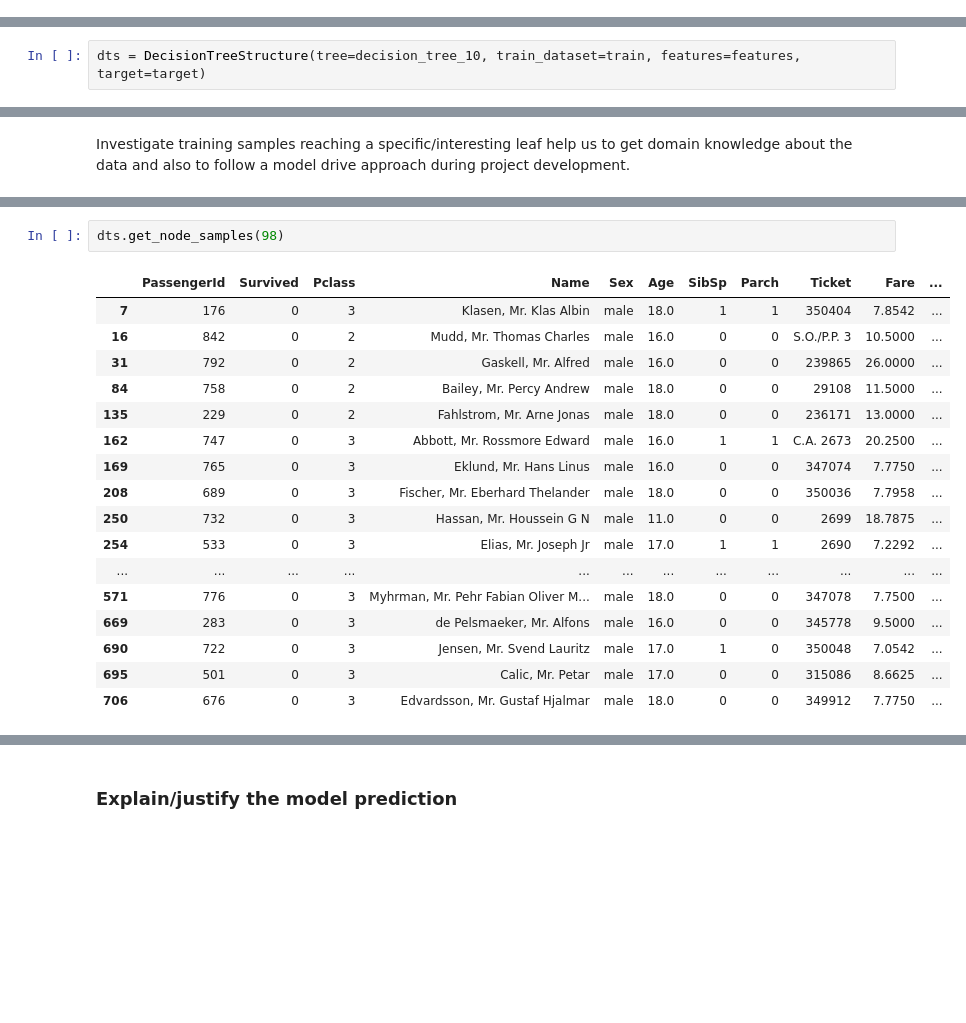
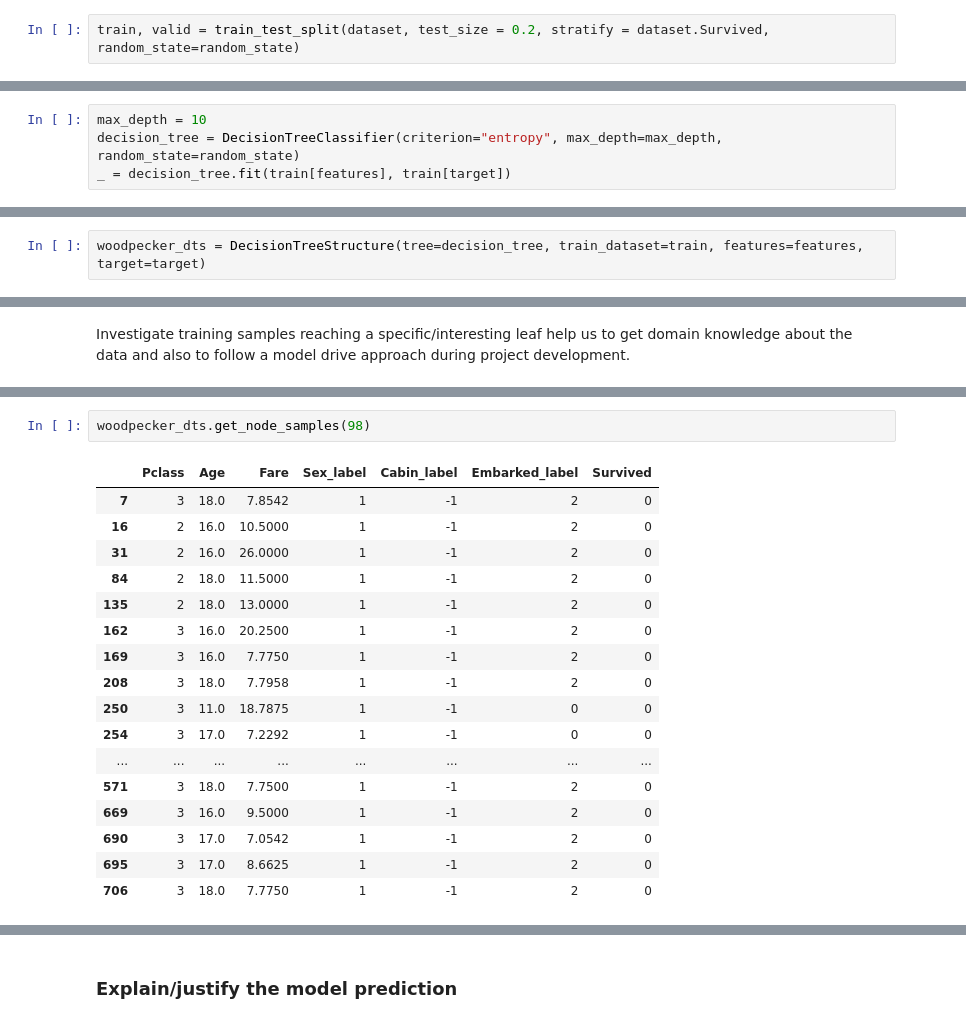
Before and after one commit to tlapusan/woodpecker, a Jupyter notebook: notebooks/presentations/devtalks-2019.ipynb, the cells around one changed output, grey strips where cells are left out. Cells and saved outputs as stored; diff of their text form; blank space fills up the shorter version.

```diff
--- a/notebooks/presentations/devtalks-2019.ipynb
+++ b/notebooks/presentations/devtalks-2019.ipynb
@@ -109,0 +124,2 @@ The library was started with two main ideas in my mind :
+# %%
+train, valid = train_test_split(dataset, test_size = 0.2, stratify = dataset.Survived, random_state=random_state)
@@ -109,0 +128,4 @@ The library was started with two main ideas in my mind :
+# %%
+max_depth = 10
+decision_tree = DecisionTreeClassifier(criterion="entropy", max_depth=max_depth, random_state=random_state)
+_ = decision_tree.fit(train[features], train[target])
@@ -110,5 +143,5 @@ The library was started with two main ideas in my mind :
 # %%
-dts = DecisionTreeStructure(tree=decision_tree_10, train_dataset=train, features=features, target=target)
+woodpecker_dts = DecisionTreeStructure(tree=decision_tree, train_dataset=train, features=features, target=target)
 # %% [markdown]
 ###  Understand decision tree performance and structure
 # %% [markdown]
@@ -192,21 +227,21 @@ dts.get_node_samples(25).describe()
 # %%
-dts.get_node_samples(98)
+woodpecker_dts.get_node_samples(98)
 # %% [output]
-|  | PassengerId | Survived | Pclass | Name | Sex | Age | SibSp | Parch | Ticket | Fare | ... |
-| 7 | 176 | 0 | 3 | Klasen, Mr. Klas Albin | male | 18.0 | 1 | 1 | 350404 | 7.8542 | ... |
-| 16 | 842 | 0 | 2 | Mudd, Mr. Thomas Charles | male | 16.0 | 0 | 0 | S.O./P.P. 3 | 10.5000 | ... |
-| 31 | 792 | 0 | 2 | Gaskell, Mr. Alfred | male | 16.0 | 0 | 0 | 239865 | 26.0000 | ... |
-| 84 | 758 | 0 | 2 | Bailey, Mr. Percy Andrew | male | 18.0 | 0 | 0 | 29108 | 11.5000 | ... |
-| 135 | 229 | 0 | 2 | Fahlstrom, Mr. Arne Jonas | male | 18.0 | 0 | 0 | 236171 | 13.0000 | ... |
-| 162 | 747 | 0 | 3 | Abbott, Mr. Rossmore Edward | male | 16.0 | 1 | 1 | C.A. 2673 | 20.2500 | ... |
-| 169 | 765 | 0 | 3 | Eklund, Mr. Hans Linus | male | 16.0 | 0 | 0 | 347074 | 7.7750 | ... |
-| 208 | 689 | 0 | 3 | Fischer, Mr. Eberhard Thelander | male | 18.0 | 0 | 0 | 350036 | 7.7958 | ... |
-| 250 | 732 | 0 | 3 | Hassan, Mr. Houssein G N | male | 11.0 | 0 | 0 | 2699 | 18.7875 | ... |
-| 254 | 533 | 0 | 3 | Elias, Mr. Joseph Jr | male | 17.0 | 1 | 1 | 2690 | 7.2292 | ... |
-| ... | ... | ... | ... | ... | ... | ... | ... | ... | ... | ... | ... |
-| 571 | 776 | 0 | 3 | Myhrman, Mr. Pehr Fabian Oliver M... | male | 18.0 | 0 | 0 | 347078 | 7.7500 | ... |
-| 669 | 283 | 0 | 3 | de Pelsmaeker, Mr. Alfons | male | 16.0 | 0 | 0 | 345778 | 9.5000 | ... |
-| 690 | 722 | 0 | 3 | Jensen, Mr. Svend Lauritz | male | 17.0 | 1 | 0 | 350048 | 7.0542 | ... |
-| 695 | 501 | 0 | 3 | Calic, Mr. Petar | male | 17.0 | 0 | 0 | 315086 | 8.6625 | ... |
-| 706 | 676 | 0 | 3 | Edvardsson, Mr. Gustaf Hjalmar | male | 18.0 | 0 | 0 | 349912 | 7.7750 | ... |
+|  | Pclass | Age | Fare | Sex_label | Cabin_label | Embarked_label | Survived |
+| 7 | 3 | 18.0 | 7.8542 | 1 | -1 | 2 | 0 |
+| 16 | 2 | 16.0 | 10.5000 | 1 | -1 | 2 | 0 |
+| 31 | 2 | 16.0 | 26.0000 | 1 | -1 | 2 | 0 |
+| 84 | 2 | 18.0 | 11.5000 | 1 | -1 | 2 | 0 |
+| 135 | 2 | 18.0 | 13.0000 | 1 | -1 | 2 | 0 |
+| 162 | 3 | 16.0 | 20.2500 | 1 | -1 | 2 | 0 |
+| 169 | 3 | 16.0 | 7.7750 | 1 | -1 | 2 | 0 |
+| 208 | 3 | 18.0 | 7.7958 | 1 | -1 | 2 | 0 |
+| 250 | 3 | 11.0 | 18.7875 | 1 | -1 | 0 | 0 |
+| 254 | 3 | 17.0 | 7.2292 | 1 | -1 | 0 | 0 |
+| ... | ... | ... | ... | ... | ... | ... | ... |
+| 571 | 3 | 18.0 | 7.7500 | 1 | -1 | 2 | 0 |
+| 669 | 3 | 16.0 | 9.5000 | 1 | -1 | 2 | 0 |
+| 690 | 3 | 17.0 | 7.0542 | 1 | -1 | 2 | 0 |
+| 695 | 3 | 17.0 | 8.6625 | 1 | -1 | 2 | 0 |
+| 706 | 3 | 18.0 | 7.7750 | 1 | -1 | 2 | 0 |
 # %%
```
Also changed, not shown: parts of 35 cells of this notebook, 2 other files.
